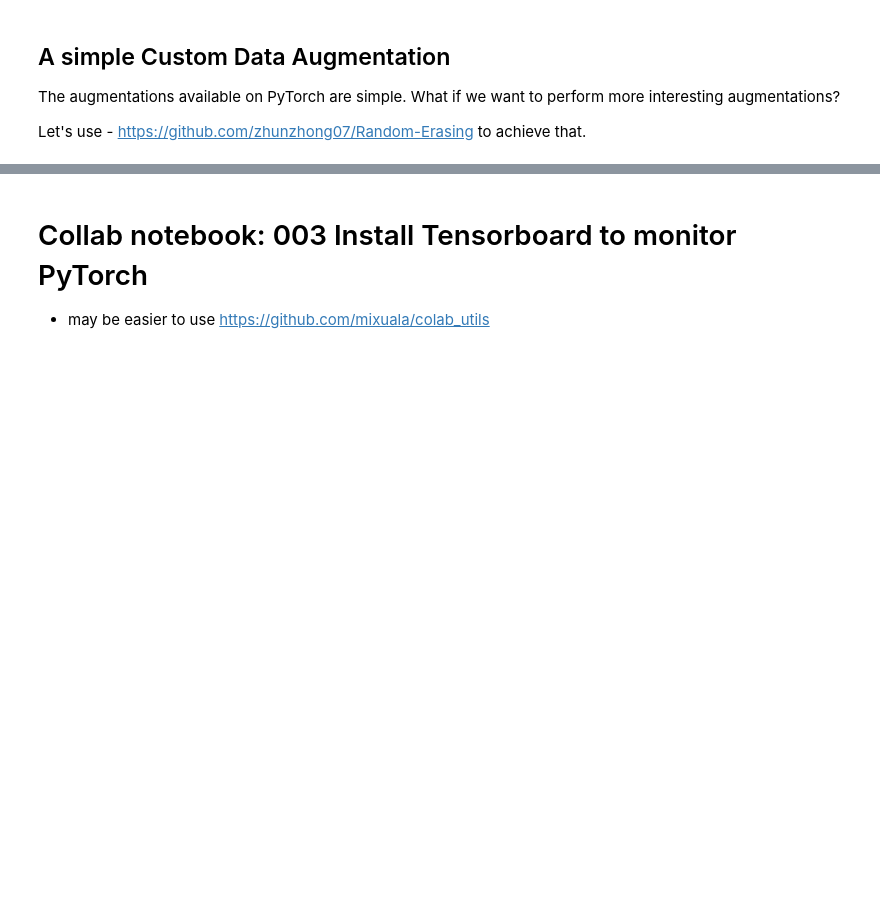
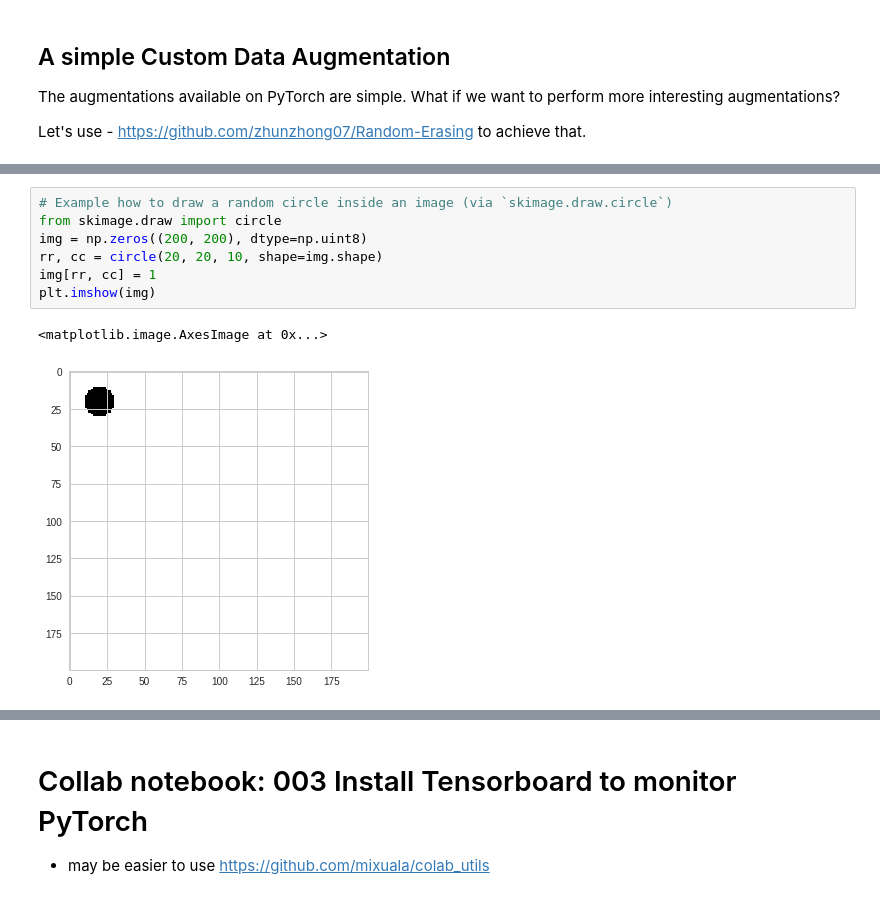
Before and after one commit to talmago/PyTorchMedicalAI, a Jupyter notebook: shlomo_dl_0001_cuda_collab_pytorch.ipynb, the cells around one changed output, grey strips where cells are left out. Cells and saved outputs as stored; diff of their text form; blank space fills up the shorter version.

```diff
--- a/shlomo_dl_0001_cuda_collab_pytorch.ipynb
+++ b/shlomo_dl_0001_cuda_collab_pytorch.ipynb
@@ -803,3 +813,13 @@ class RandomErasing(object):
                 return img
 
         return img
+# %%
+# Example how to draw a random circle inside an image (via `skimage.draw.circle`)
+from skimage.draw import circle
+img = np.zeros((200, 200), dtype=np.uint8)
+rr, cc = circle(20, 20, 10, shape=img.shape)
+img[rr, cc] = 1
+plt.imshow(img)
+# %% [output]
+<matplotlib.image.AxesImage at 0x...>
+[figure, added]
```
Also changed, not shown: parts of 18 cells of this notebook.
